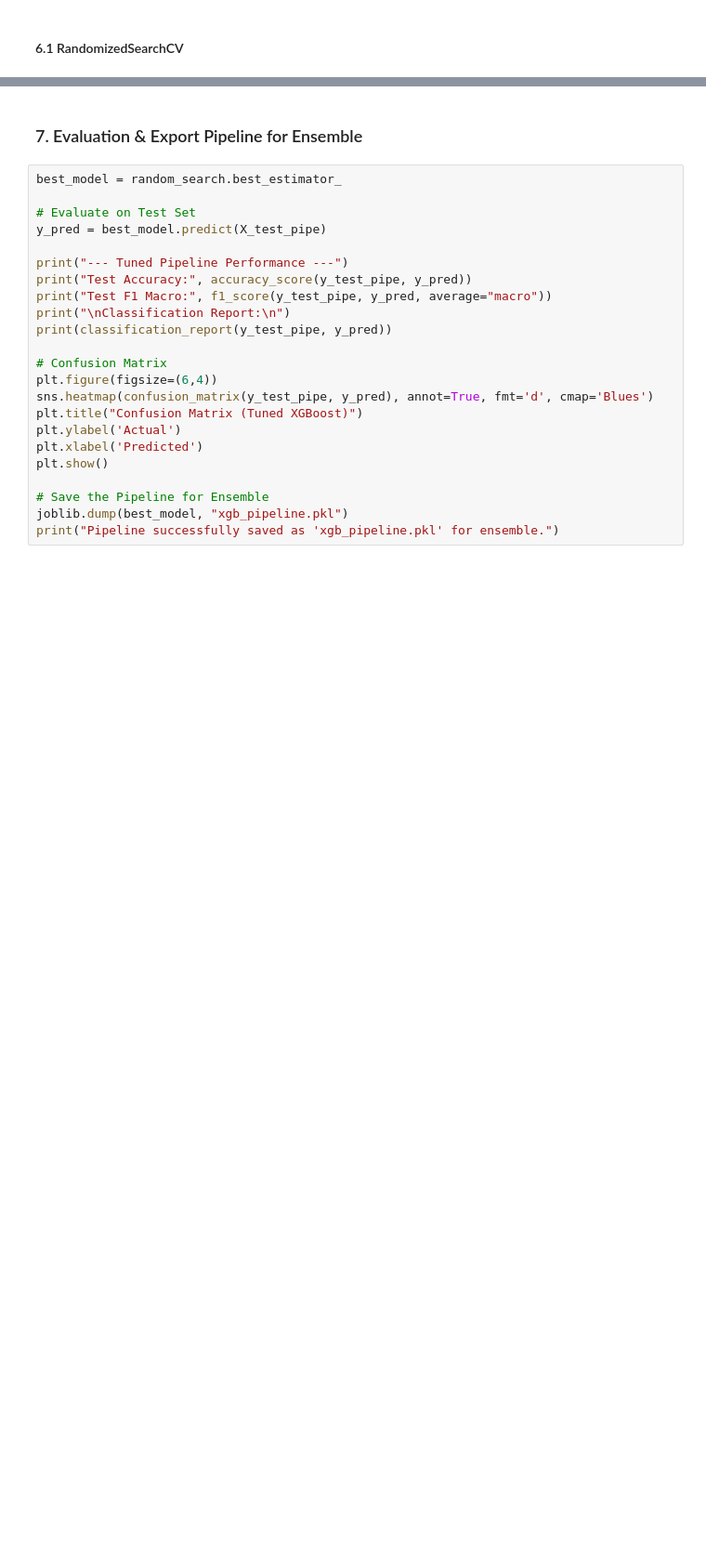
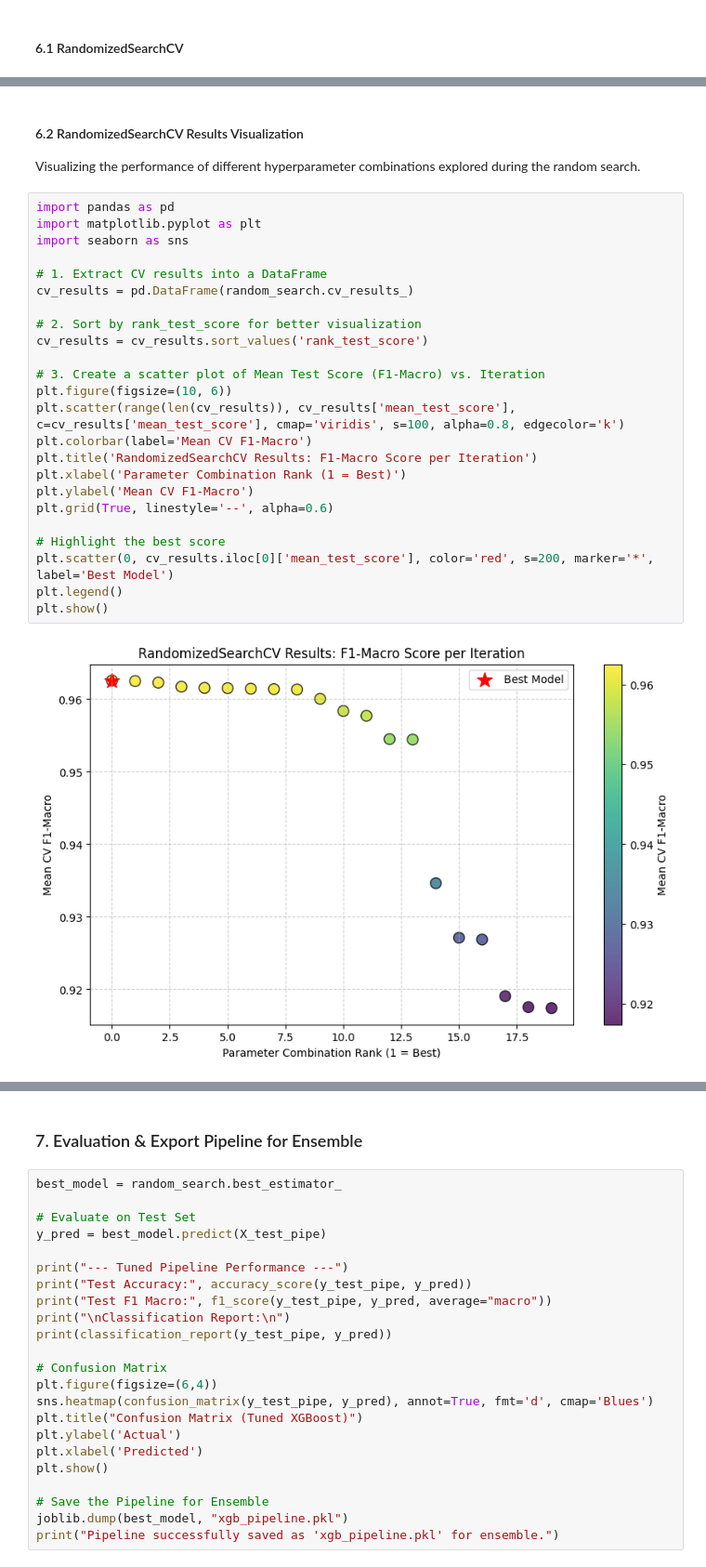
Before and after one commit to IuliaBunescu/airline-satisfaction-classification, a Jupyter notebook: notebooks/811_XGboost.ipynb, the cells around one changed output, grey strips where cells are left out. Shown at 93% size. Cells and saved outputs as stored; diff of their text form; blank space fills up the shorter version.

```diff
--- a/notebooks/811_XGboost.ipynb
+++ b/notebooks/811_XGboost.ipynb
@@ -300,0 +342,29 @@ Best CV f1_macro: 0.9586002982264858
+# %% [markdown]
+#### 6.2 RandomizedSearchCV Results Visualization
+Visualizing the performance of different hyperparameter combinations explored during the random search.
+# %%
+import pandas as pd
+import matplotlib.pyplot as plt
+import seaborn as sns
+
+# 1. Extract CV results into a DataFrame
+cv_results = pd.DataFrame(random_search.cv_results_)
+
+# 2. Sort by rank_test_score for better visualization
+cv_results = cv_results.sort_values('rank_test_score')
+
+# 3. Create a scatter plot of Mean Test Score (F1-Macro) vs. Iteration
+plt.figure(figsize=(10, 6))
+plt.scatter(range(len(cv_results)), cv_results['mean_test_score'], c=cv_results['mean_test_score'], cmap='viridis', s=100, alpha=0.8, edgecolor='k')
+plt.colorbar(label='Mean CV F1-Macro')
+plt.title('RandomizedSearchCV Results: F1-Macro Score per Iteration')
+plt.xlabel('Parameter Combination Rank (1 = Best)')
+plt.ylabel('Mean CV F1-Macro')
+plt.grid(True, linestyle='--', alpha=0.6)
+
+# Highlight the best score
+plt.scatter(0, cv_results.iloc[0]['mean_test_score'], color='red', s=200, marker='*', label='Best Model')
+plt.legend()
+plt.show()
+# %% [output]
+[figure, added]
```
Also changed, not shown: parts of 16 cells of this notebook.
